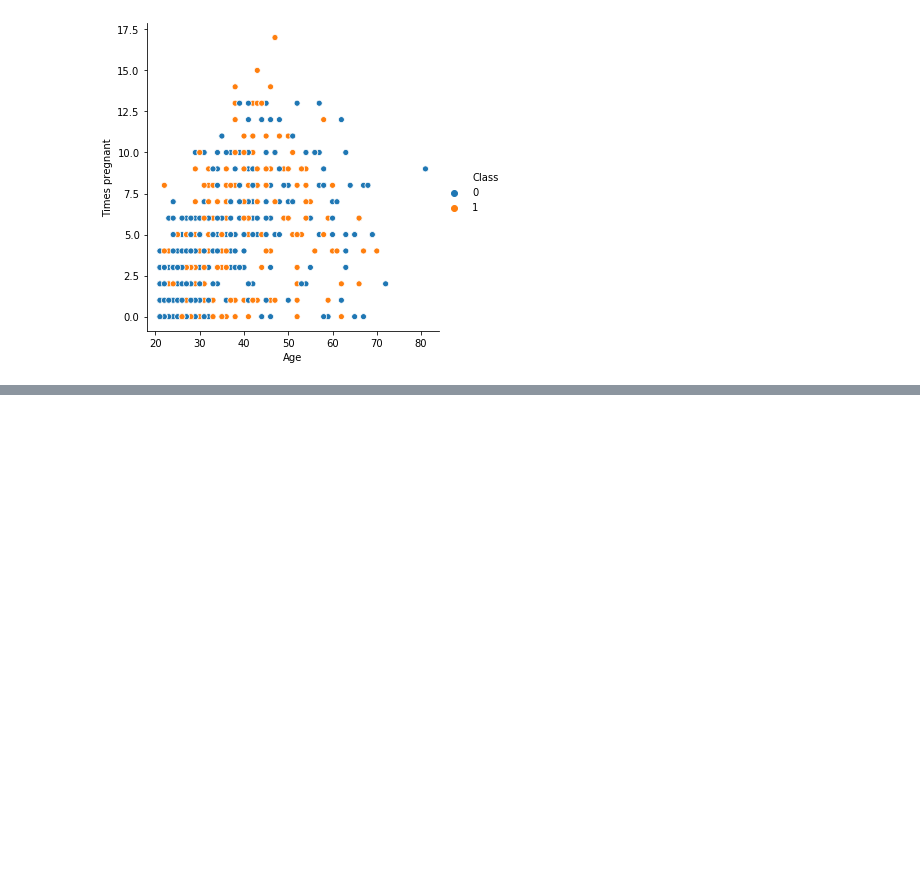
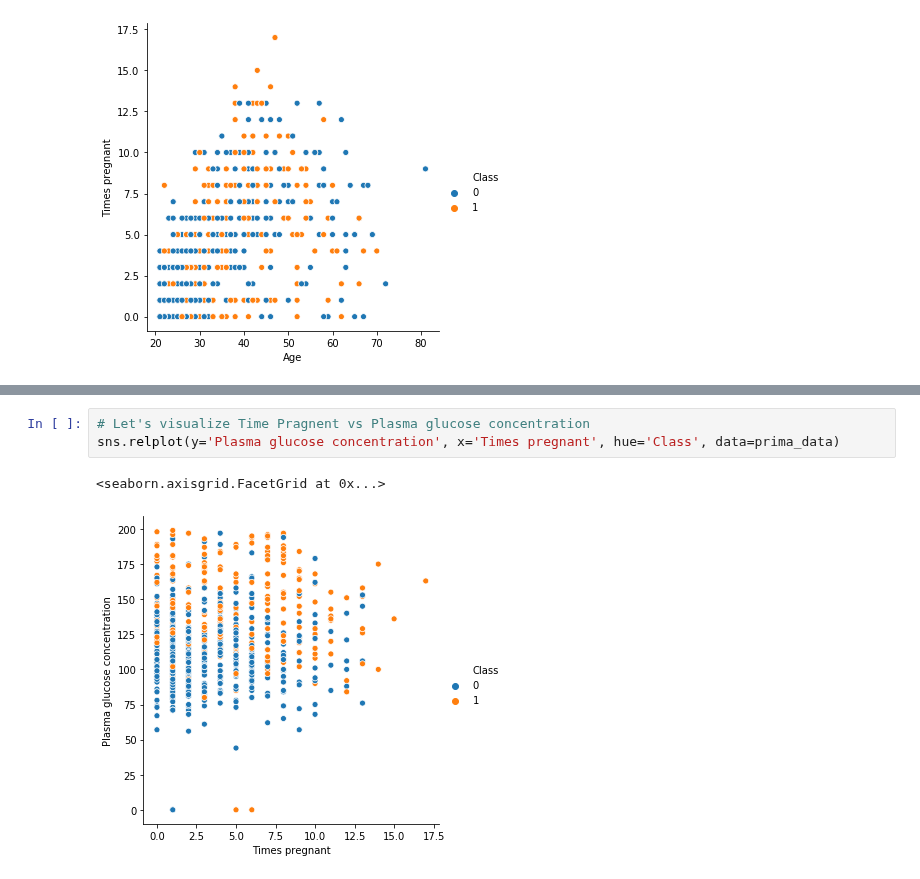
Before and after one commit to rooneyrulz/prima_diabetes_classification, a Jupyter notebook: Prima Diabetes Prediction.ipynb, the cells around one changed output, grey strips where cells are left out. Cells and saved outputs as stored; diff of their text form; blank space fills up the shorter version.

```diff
--- a/Prima Diabetes Prediction.ipynb
+++ b/Prima Diabetes Prediction.ipynb
@@ -99,0 +106,6 @@ sns.relplot(y='Times pregnant', x='Age', hue='Class', data=prima_data)
+# %%
+# Let's visualize Time Pragnent vs Plasma glucose concentration
+sns.relplot(y='Plasma glucose concentration', x='Times pregnant', hue='Class', data=prima_data)
+# %% [output]
+<seaborn.axisgrid.FacetGrid at 0x...>
+[figure, added]
```
Also changed, not shown: parts of 4 cells of this notebook.
